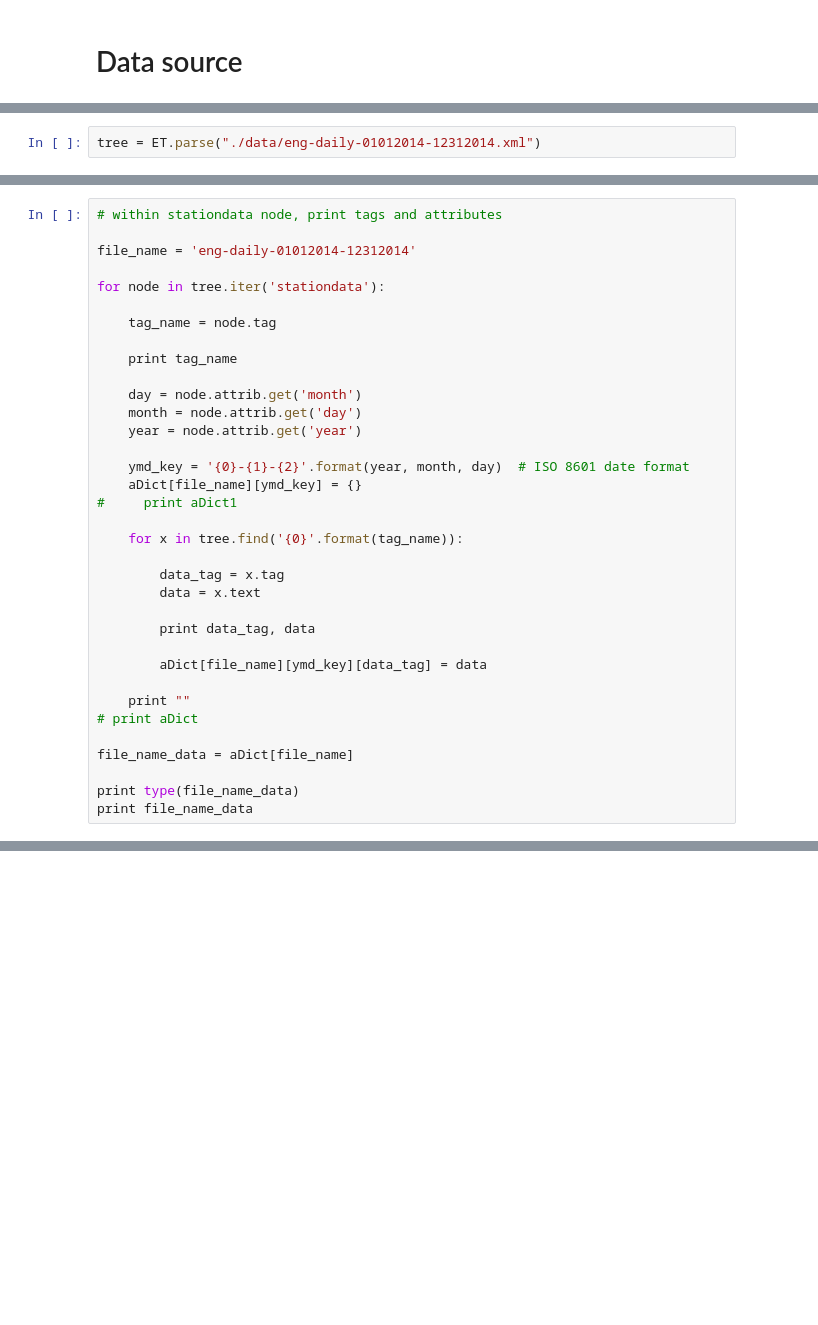
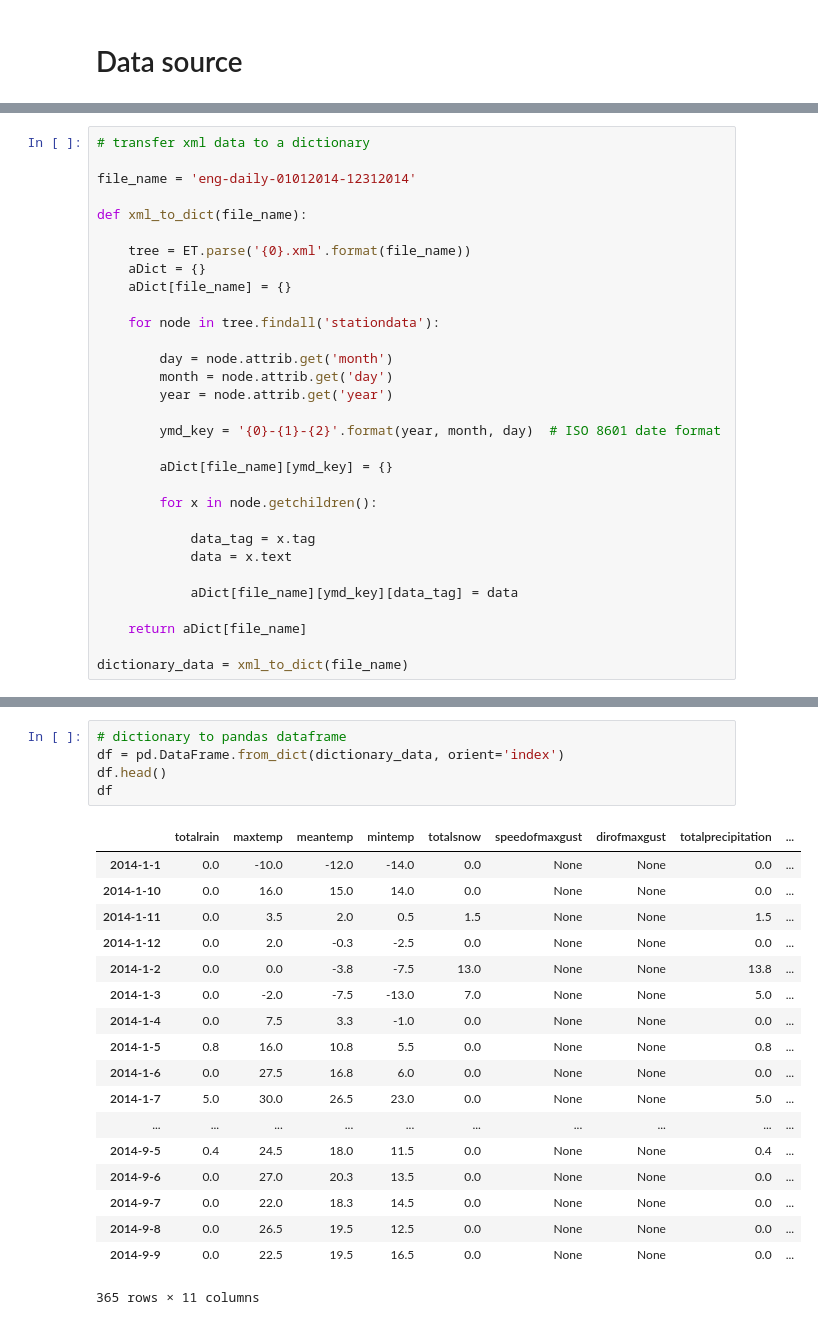
Before and after one commit to palpen/xml_weather_python, a Jupyter notebook: xml_weather_python.ipynb, the cells around one changed output, grey strips where cells are left out. Drawn from its saved outputs; the diff is of its cells as text; blank space fills up the shorter version.

Commit message:
finish script to convert xml to a dataframe

```diff
--- a/xml_weather_python.ipynb
+++ b/xml_weather_python.ipynb
@@ -9,5 +9,3 @@ from IPython.display import IFrame
 IFrame("http://climate.weather.gc.ca/historical_data/search_historic_data_e.html", width=1000, height=350)
 # %% [output]
 [interactive output not drawn]
-# %%
-tree = ET.parse("./data/eng-daily-01012014-12312014.xml")
@@ -86,35 +16,31 @@ print aDict['eng-daily-01012014-12312014']
 # %%
-# within stationdata node, print tags and attributes
+# transfer xml data to a dictionary
 
 file_name = 'eng-daily-01012014-12312014'
 
-for node in tree.iter('stationdata'):
+def xml_to_dict(file_name):
 
-    tag_name = node.tag
+    tree = ET.parse('{0}.xml'.format(file_name))
+    aDict = {}
+    aDict[file_name] = {}
 
-    print tag_name
+    for node in tree.findall('stationdata'):
 
-    day = node.attrib.get('month')
-    month = node.attrib.get('day')
-    year = node.attrib.get('year')
+        day = node.attrib.get('month')
+        month = node.attrib.get('day')
+        year = node.attrib.get('year')
 
-    ymd_key = '{0}-{1}-{2}'.format(year, month, day)  # ISO 8601 date format
-    aDict[file_name][ymd_key] = {}
-#     print aDict1
+        ymd_key = '{0}-{1}-{2}'.format(year, month, day)  # ISO 8601 date format
 
-    for x in tree.find('{0}'.format(tag_name)):
+        aDict[file_name][ymd_key] = {}
 
-        data_tag = x.tag
-        data = x.text
+        for x in node.getchildren():
 
-        print data_tag, data
+            data_tag = x.tag
+            data = x.text
 
-        aDict[file_name][ymd_key][data_tag] = data
+            aDict[file_name][ymd_key][data_tag] = data
 
-    print ""
-# print aDict
+    return aDict[file_name]
 
-file_name_data = aDict[file_name]
-
-print type(file_name_data)
-print file_name_data
+dictionary_data = xml_to_dict(file_name)
@@ -150,0 +47,24 @@ df.head()
+# %%
+# dictionary to pandas dataframe
+df = pd.DataFrame.from_dict(dictionary_data, orient='index')
+df.head()
+df
+# %% [output]
+|  | totalrain | maxtemp | meantemp | mintemp | totalsnow | speedofmaxgust | dirofmaxgust | totalprecipitation | ... |
+| 2014-1-1 | 0.0 | -10.0 | -12.0 | -14.0 | 0.0 | None | None | 0.0 | ... |
+| 2014-1-10 | 0.0 | 16.0 | 15.0 | 14.0 | 0.0 | None | None | 0.0 | ... |
+| 2014-1-11 | 0.0 | 3.5 | 2.0 | 0.5 | 1.5 | None | None | 1.5 | ... |
+| 2014-1-12 | 0.0 | 2.0 | -0.3 | -2.5 | 0.0 | None | None | 0.0 | ... |
+| 2014-1-2 | 0.0 | 0.0 | -3.8 | -7.5 | 13.0 | None | None | 13.8 | ... |
+| 2014-1-3 | 0.0 | -2.0 | -7.5 | -13.0 | 7.0 | None | None | 5.0 | ... |
+| 2014-1-4 | 0.0 | 7.5 | 3.3 | -1.0 | 0.0 | None | None | 0.0 | ... |
+| 2014-1-5 | 0.8 | 16.0 | 10.8 | 5.5 | 0.0 | None | None | 0.8 | ... |
+| 2014-1-6 | 0.0 | 27.5 | 16.8 | 6.0 | 0.0 | None | None | 0.0 | ... |
+| 2014-1-7 | 5.0 | 30.0 | 26.5 | 23.0 | 0.0 | None | None | 5.0 | ... |
+| ... | ... | ... | ... | ... | ... | ... | ... | ... | ... |
+| 2014-9-5 | 0.4 | 24.5 | 18.0 | 11.5 | 0.0 | None | None | 0.4 | ... |
+| 2014-9-6 | 0.0 | 27.0 | 20.3 | 13.5 | 0.0 | None | None | 0.0 | ... |
+| 2014-9-7 | 0.0 | 22.0 | 18.3 | 14.5 | 0.0 | None | None | 0.0 | ... |
+| 2014-9-8 | 0.0 | 26.5 | 19.5 | 12.5 | 0.0 | None | None | 0.0 | ... |
+| 2014-9-9 | 0.0 | 22.5 | 19.5 | 16.5 | 0.0 | None | None | 0.0 | ... |
+365 rows × 11 columns
```
Also changed, not shown: parts of 14 cells of this notebook, 1 other file.
